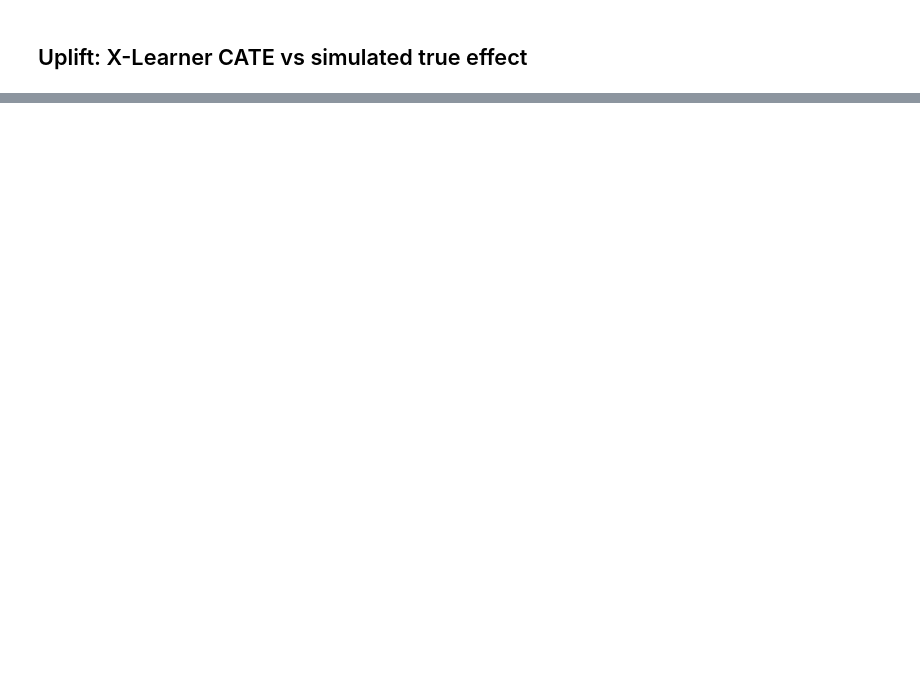
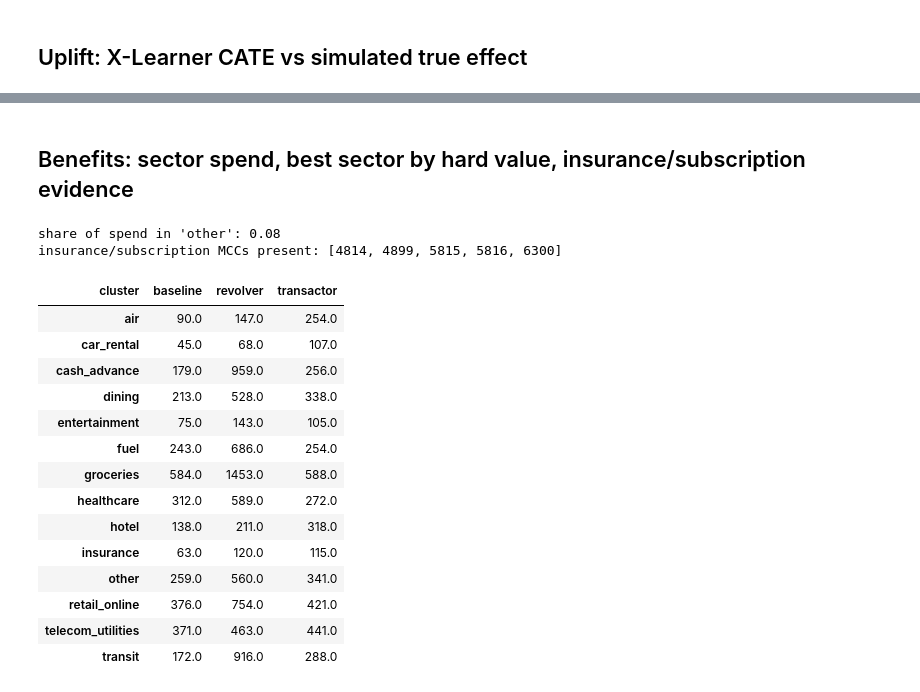
Before and after one commit to ArthurrMrv/bank_recommendations, a Jupyter notebook: notebooks/report.ipynb, the cells around one changed output, grey strips where cells are left out. Saved outputs shown, nothing was run; the diff lists cells and outputs as text; code cells hidden in the pictures; blank space fills up the shorter version.

```diff
--- a/notebooks/report.ipynb
+++ b/notebooks/report.ipynb
@@ -7,11 +7,14 @@ from pathlib import Path
 
 sys.path.insert(0, "..")
 import duckdb, numpy as np, pandas as pd, matplotlib.pyplot as plt
-from reco import bandit, features, segment
+from reco import bandit, features, segment, value
 
 DATA = Path(os.environ.get("RECO_DATA", "../data"))
 WH = DATA / "warehouse"
 scores = pd.read_parquet(DATA / "user_scores.parquet")
+vals = pd.read_parquet(DATA / "user_benefit_value.parquet")
+reco = pd.read_parquet(DATA / "user_reco.parquet")
+user_mcc = pd.read_parquet(WH / "user_mcc.parquet")
 # %% [markdown]
 ## MCC coverage: which IBM MCCs land in which bucket, and which the `dim_mcc` join drops
 # %%
@@ -42,0 +86,25 @@ plt.xlabel("true tau"); plt.ylabel("CATE"); plt.legend();
+# %% [markdown]
+## Benefits: sector spend, best sector by hard value, insurance/subscription evidence
+# %%
+sector_spend = user_mcc.groupby(["user_id", "sector"]).spend_month.sum().unstack(fill_value=0)
+print("share of spend in 'other':", round(user_mcc.spend_month[user_mcc.sector == "other"].sum() / user_mcc.spend_month.sum(), 3))
+print("insurance/subscription MCCs present:", sorted(set(user_mcc.mcc) & set(features.WATCH_MCCS)) or "none")
+sector_spend.join(scores.set_index("user_id").cluster).groupby("cluster").mean().round(0).T
+# %% [output]
+share of spend in 'other': 0.08
+insurance/subscription MCCs present: [4814, 4899, 5815, 5816, 6300]
+| cluster | baseline | revolver | transactor |
+| air | 90.0 | 147.0 | 254.0 |
+| car_rental | 45.0 | 68.0 | 107.0 |
+| cash_advance | 179.0 | 959.0 | 256.0 |
+| dining | 213.0 | 528.0 | 338.0 |
+| entertainment | 75.0 | 143.0 | 105.0 |
+| fuel | 243.0 | 686.0 | 254.0 |
+| groceries | 584.0 | 1453.0 | 588.0 |
+| healthcare | 312.0 | 589.0 | 272.0 |
+| hotel | 138.0 | 211.0 | 318.0 |
+| insurance | 63.0 | 120.0 | 115.0 |
+| other | 259.0 | 560.0 | 341.0 |
+| retail_online | 376.0 | 754.0 | 421.0 |
+| telecom_utilities | 371.0 | 463.0 | 441.0 |
+| transit | 172.0 | 916.0 | 288.0 |
```
Also changed, not shown: parts of 11 cells of this notebook, 32 other files.
